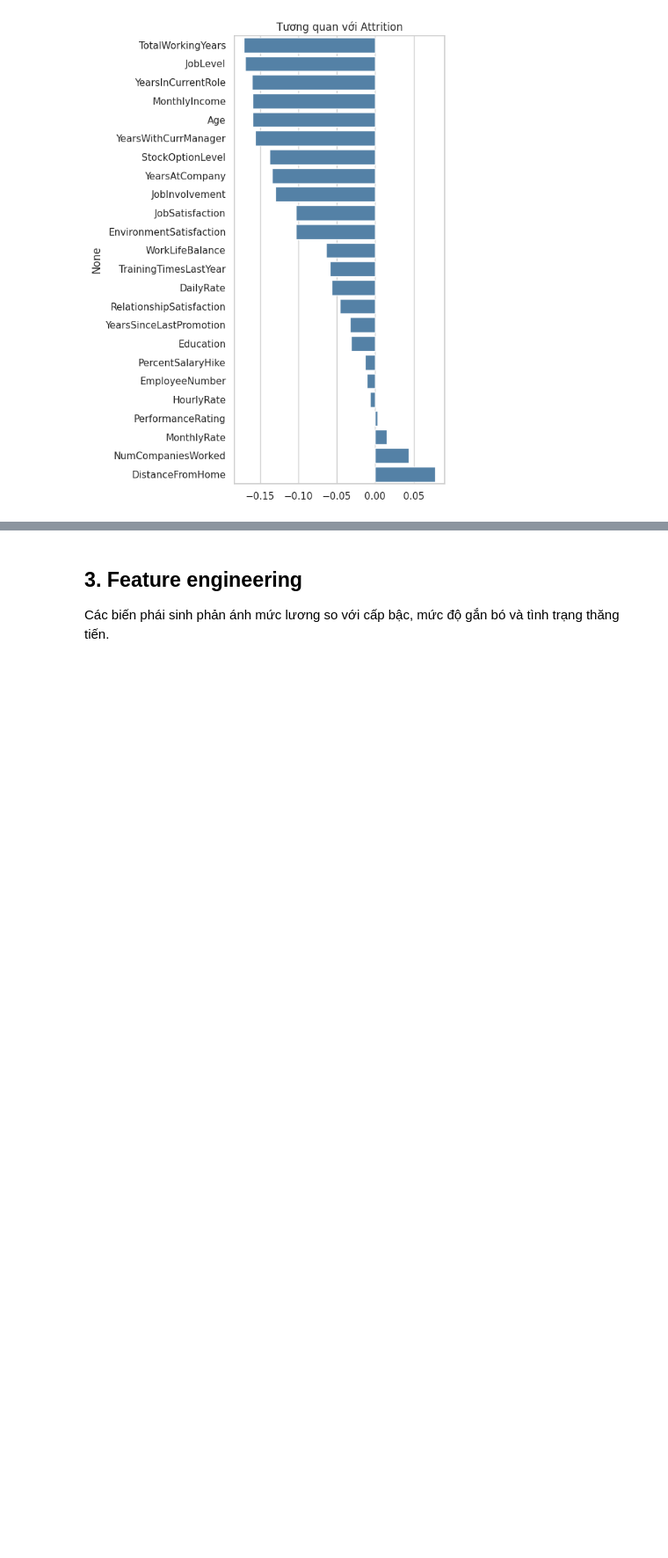
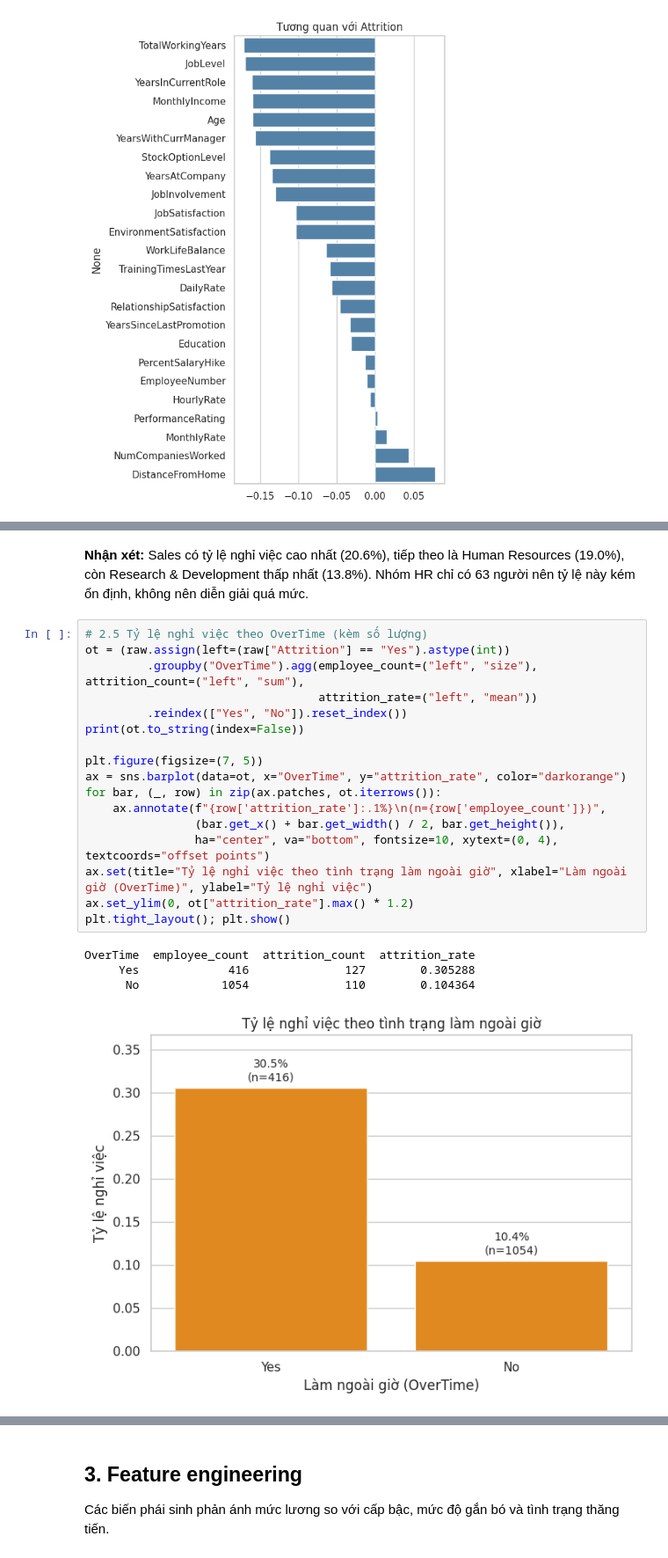
Before and after one commit to NewProGuest/KHDL-Group-7, a Jupyter notebook: notebooks/01_HR_Analytics.ipynb, the cells around one changed output, grey strips where cells are left out. Shown at 88% size. Cells and saved outputs as stored; diff of their text form; blank space fills up the shorter version.

```diff
--- a/notebooks/01_HR_Analytics.ipynb
+++ b/notebooks/01_HR_Analytics.ipynb
@@ -97,0 +134,24 @@ plt.title("Tương quan với Attrition"); plt.tight_layout(); plt.show()
+# %% [markdown]
+**Nhận xét:** Sales có tỷ lệ nghỉ việc cao nhất (20.6%), tiếp theo là Human Resources (19.0%), còn Research & Development thấp nhất (13.8%). Nhóm HR chỉ có 63 người nên tỷ lệ này kém ổn định, không nên diễn giải quá mức.
+# %%
+# 2.5 Tỷ lệ nghỉ việc theo OverTime (kèm số lượng)
+ot = (raw.assign(left=(raw["Attrition"] == "Yes").astype(int))
+         .groupby("OverTime").agg(employee_count=("left", "size"), attrition_count=("left", "sum"),
+                                  attrition_rate=("left", "mean"))
+         .reindex(["Yes", "No"]).reset_index())
+print(ot.to_string(index=False))
+
+plt.figure(figsize=(7, 5))
+ax = sns.barplot(data=ot, x="OverTime", y="attrition_rate", color="darkorange")
+for bar, (_, row) in zip(ax.patches, ot.iterrows()):
+    ax.annotate(f"{row['attrition_rate']:.1%}\n(n={row['employee_count']})",
+                (bar.get_x() + bar.get_width() / 2, bar.get_height()),
+                ha="center", va="bottom", fontsize=10, xytext=(0, 4), textcoords="offset points")
+ax.set(title="Tỷ lệ nghỉ việc theo tình trạng làm ngoài giờ", xlabel="Làm ngoài giờ (OverTime)", ylabel="Tỷ lệ nghỉ việc")
+ax.set_ylim(0, ot["attrition_rate"].max() * 1.2)
+plt.tight_layout(); plt.show()
+# %% [output]
+OverTime  employee_count  attrition_count  attrition_rate
+     Yes             416              127        0.305288
+      No            1054              110        0.104364
+[figure, added]
```
Also changed, not shown: parts of 13 cells of this notebook, 1 other file.
